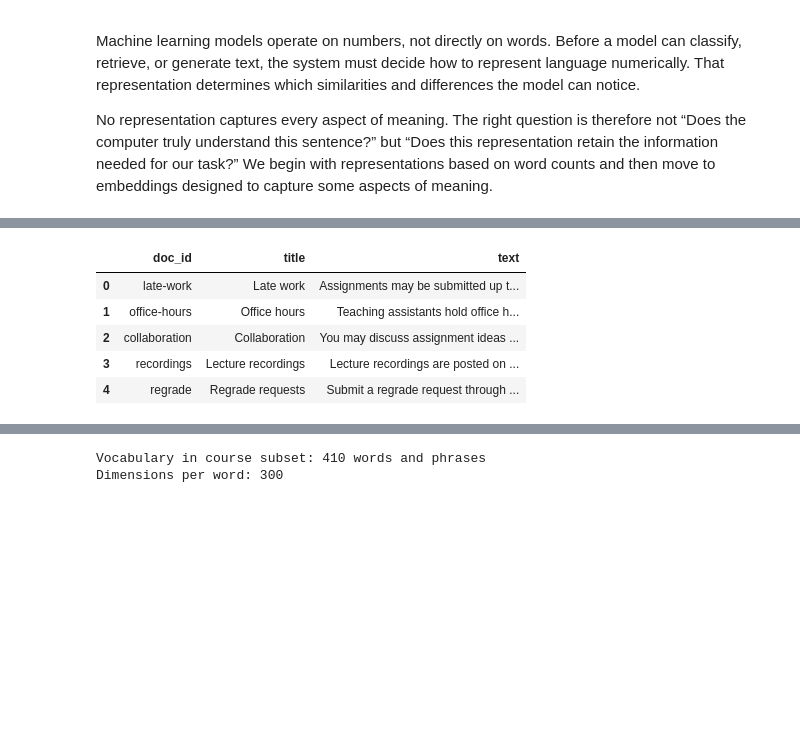
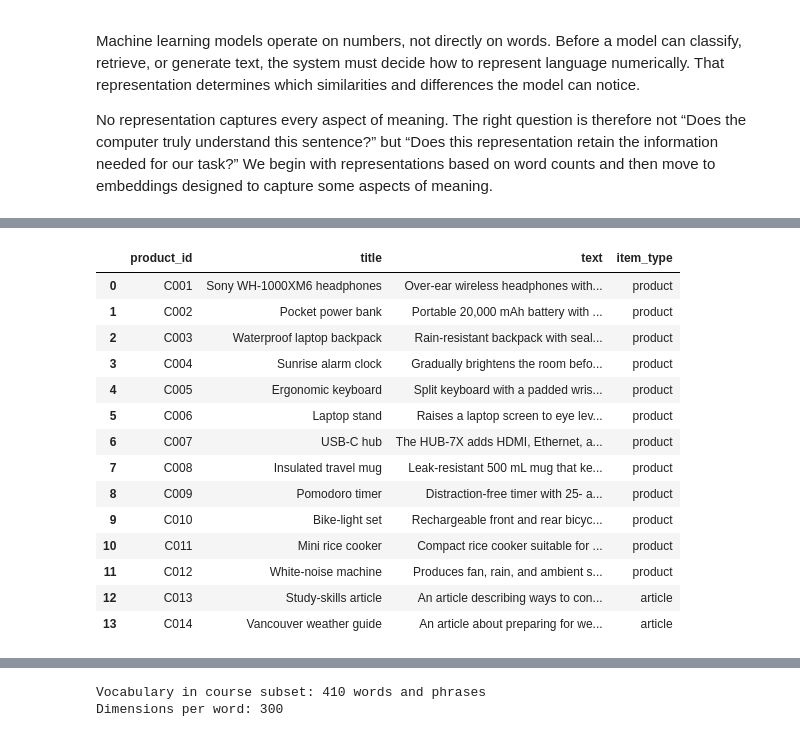
Before and after one commit to UBC-CS/cpsc330-book, a Jupyter notebook: book/17_natural-language-processing.ipynb, the cells around one changed output, grey strips where cells are left out. Saved outputs shown, nothing was run; the diff lists cells and outputs as text; code cells hidden in the pictures; blank space fills up the shorter version.

```diff
--- a/book/17_natural-language-processing.ipynb
+++ b/book/17_natural-language-processing.ipynb
@@ -99,59 +107,43 @@ Suppose we are building a question-answering assistant for a fictional universit
 # %%
-documents = pd.DataFrame(
+products = pd.DataFrame(
     [
-        {
-            "doc_id": "late-work",
-            "title": "Late work",
-            "text": (
-                "Assignments may be submitted up to 48 hours after the deadline with a 10% penalty. "
-                "If illness or an emergency prevents you from submitting, contact the course coordinator "
-                "before the deadline when possible. Do not include private medical details in your message."
-            ),
-        },
-        {
-            "doc_id": "office-hours",
-            "title": "Office hours",
-            "text": (
-                "Teaching assistants hold office hours on Mondays and Wednesdays. Office hours are for "
-                "conceptual questions and debugging help. Bring a minimal example of your problem, but do "
-                "not expect the teaching assistant to complete an assignment for you."
-            ),
-        },
-        {
-            "doc_id": "collaboration",
-            "title": "Collaboration",
-            "text": (
-                "You may discuss assignment ideas with classmates, but the work you submit must be your own. "
-                "Do not share code or written solutions. Acknowledge classmates or other sources that helped "
-                "you understand an idea."
-            ),
-        },
-        {
-            "doc_id": "recordings",
-            "title": "Lecture recordings",
-            "text": (
-                "Lecture recordings are posted on the course media page after class. Recordings are a "
-                "supplement rather than a replacement for attending class. Technical failures may occasionally "
-                "prevent a recording from being posted."
-            ),
-        },
-        {
-            "doc_id": "regrade",
-            "title": "Regrade requests",
-            "text": (
-                "Submit a regrade request through the grading portal within seven days of receiving your mark. "
-                "Explain the specific grading issue and refer to the rubric. A regrade may result in the mark "
-                "increasing, decreasing, or remaining unchanged."
-            ),
-        },
-    ]
+        ("C001", "Sony WH-1000XM6 headphones", "Over-ear wireless headphones with active noise cancellation and up to 30 hours of battery life. Useful for studying in noisy spaces."),
+        ("C002", "Pocket power bank", "Portable 20,000 mAh battery with two USB-C ports. Recharges mobile devices several times when wall power is unavailable."),
+        ("C003", "Waterproof laptop backpack", "Rain-resistant backpack with sealed zippers and a padded compartment for a 16-inch laptop. Keeps electronics and notes dry during wet commutes."),
+        ("C004", "Sunrise alarm clock", "Gradually brightens the room before the alarm sounds. Designed to make waking up on dark winter mornings easier."),
+        ("C005", "Ergonomic keyboard", "Split keyboard with a padded wrist rest. Designed to reduce wrist strain during long typing and programming sessions."),
+        ("C006", "Laptop stand", "Raises a laptop screen to eye level and folds flat for carrying. An external keyboard is recommended for prolonged use."),
+        ("C007", "USB-C hub", "The HUB-7X adds HDMI, Ethernet, an SD-card reader, and three USB ports to laptops with limited connections."),
+        ("C008", "Insulated travel mug", "Leak-resistant 500 mL mug that keeps coffee hot for eight hours. Fits standard campus cup holders."),
+        ("C009", "Pomodoro timer", "Distraction-free timer with 25- and 50-minute study modes. It does not connect to a phone."),
+        ("C010", "Bike-light set", "Rechargeable front and rear bicycle lights with weather-resistant housings. Improves visibility when commuting after dark."),
+        ("C011", "Mini rice cooker", "Compact rice cooker suitable for a dormitory kitchen. Makes two servings and switches automatically to warming mode."),
+        ("C012", "White-noise machine", "Produces fan, rain, and ambient sounds without playing music. Intended for sleep or concentration."),
+        ("C013", "Study-skills article", "An article describing ways to concentrate in a busy library."),
+        ("C014", "Vancouver weather guide", "An article about preparing for wet and dark winter commutes in Vancouver."),
+    ],
+    columns=["product_id", "title", "text"],
+)
+products["item_type"] = np.where(
+    products["title"].str.contains("article|guide", case=False),
+    "article",
+    "product",
 )
 
-documents[["doc_id", "title", "text"]]
+products
 # %% [output]
-|  | doc_id | title | text |
-| 0 | late-work | Late work | Assignments may be submitted up t... |
-| 1 | office-hours | Office hours | Teaching assistants hold office h... |
-| 2 | collaboration | Collaboration | You may discuss assignment ideas ... |
-| 3 | recordings | Lecture recordings | Lecture recordings are posted on ... |
-| 4 | regrade | Regrade requests | Submit a regrade request through ... |
+|  | product_id | title | text | item_type |
+| 0 | C001 | Sony WH-1000XM6 headphones | Over-ear wireless headphones with... | product |
+| 1 | C002 | Pocket power bank | Portable 20,000 mAh battery with ... | product |
+| 2 | C003 | Waterproof laptop backpack | Rain-resistant backpack with seal... | product |
+| 3 | C004 | Sunrise alarm clock | Gradually brightens the room befo... | product |
+| 4 | C005 | Ergonomic keyboard | Split keyboard with a padded wris... | product |
+| 5 | C006 | Laptop stand | Raises a laptop screen to eye lev... | product |
+| 6 | C007 | USB-C hub | The HUB-7X adds HDMI, Ethernet, a... | product |
+| 7 | C008 | Insulated travel mug | Leak-resistant 500 mL mug that ke... | product |
+| 8 | C009 | Pomodoro timer | Distraction-free timer with 25- a... | product |
+| 9 | C010 | Bike-light set | Rechargeable front and rear bicyc... | product |
+| 10 | C011 | Mini rice cooker | Compact rice cooker suitable for ... | product |
+| 11 | C012 | White-noise machine | Produces fan, rain, and ambient s... | product |
+| 12 | C013 | Study-skills article | An article describing ways to con... | article |
+| 13 | C014 | Vancouver weather guide | An article about preparing for we... | article |
```
Also changed, not shown: parts of 62 cells of this notebook, 5 other files.
